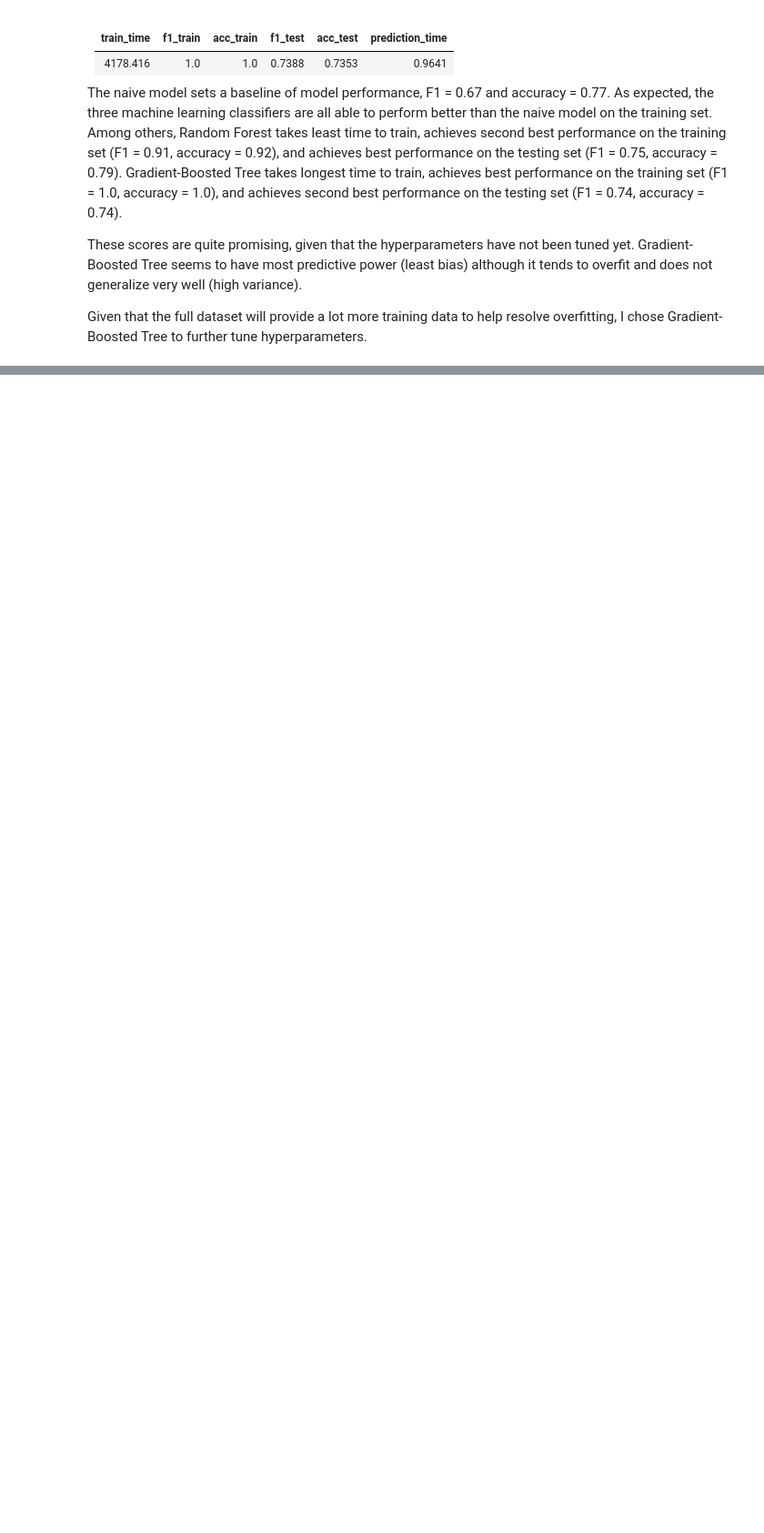
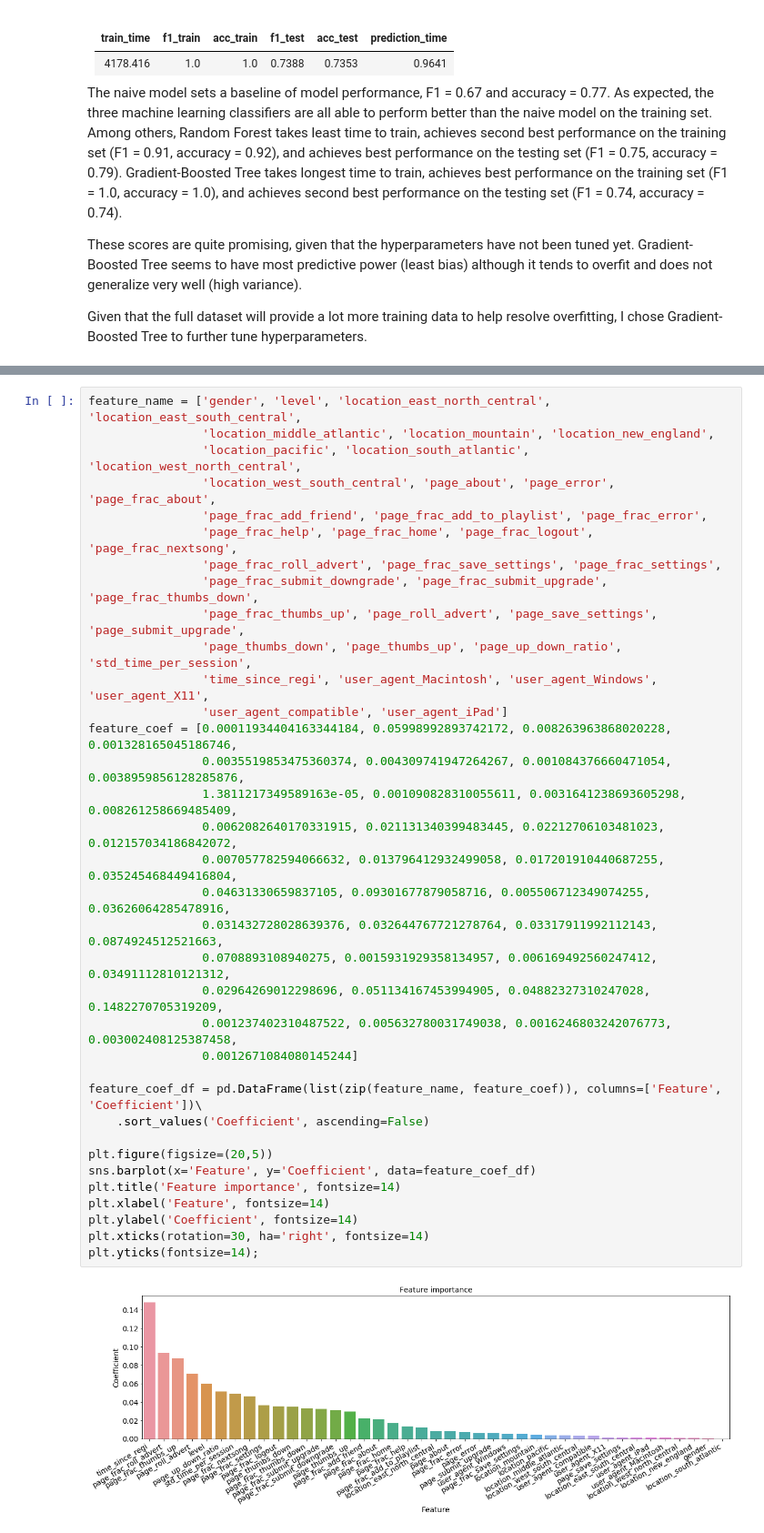
Before and after one commit to angang-li/sparkify, a Jupyter notebook: Sparkify.ipynb, the cells around one changed output, grey strips where cells are left out. Shown at 91% size. Drawn from its saved outputs; the diff is of its cells as text; blank space fills up the shorter version.

Commit message:
Visualize AWS training results

```diff
--- a/Sparkify.ipynb
+++ b/Sparkify.ipynb
@@ -1933,0 +1938,37 @@ Given that the full dataset will provide a lot more training data to help resolv
+# %%
+feature_name = ['gender', 'level', 'location_east_north_central', 'location_east_south_central',
+                'location_middle_atlantic', 'location_mountain', 'location_new_england',
+                'location_pacific', 'location_south_atlantic', 'location_west_north_central',
+                'location_west_south_central', 'page_about', 'page_error', 'page_frac_about',
+                'page_frac_add_friend', 'page_frac_add_to_playlist', 'page_frac_error',
+                'page_frac_help', 'page_frac_home', 'page_frac_logout', 'page_frac_nextsong',
+                'page_frac_roll_advert', 'page_frac_save_settings', 'page_frac_settings',
+                'page_frac_submit_downgrade', 'page_frac_submit_upgrade', 'page_frac_thumbs_down',
+                'page_frac_thumbs_up', 'page_roll_advert', 'page_save_settings', 'page_submit_upgrade',
+                'page_thumbs_down', 'page_thumbs_up', 'page_up_down_ratio', 'std_time_per_session',
+                'time_since_regi', 'user_agent_Macintosh', 'user_agent_Windows', 'user_agent_X11',
+                'user_agent_compatible', 'user_agent_iPad']
+feature_coef = [0.00011934404163344184, 0.05998992893742172, 0.008263963868020228, 0.001328165045186746,
+                0.0035519853475360374, 0.004309741947264267, 0.001084376660471054, 0.0038959856128285876,
+                1.3811217349589163e-05, 0.001090828310055611, 0.0031641238693605298, 0.008261258669485409,
+                0.0062082640170331915, 0.021131340399483445, 0.02212706103481023, 0.012157034186842072,
+                0.007057782594066632, 0.013796412932499058, 0.017201910440687255, 0.035245468449416804,
+                0.04631330659837105, 0.09301677879058716, 0.005506712349074255, 0.03626064285478916,
+                0.031432728028639376, 0.032644767721278764, 0.03317911992112143, 0.0874924512521663,
+                0.0708893108940275, 0.0015931929358134957, 0.006169492560247412, 0.03491112810121312,
+                0.02964269012298696, 0.051134167453994905, 0.04882327310247028, 0.1482270705319209,
+                0.001237402310487522, 0.005632780031749038, 0.0016246803242076773, 0.003002408125387458,
+                0.0012671084080145244]
+
+feature_coef_df = pd.DataFrame(list(zip(feature_name, feature_coef)), columns=['Feature', 'Coefficient'])\
+    .sort_values('Coefficient', ascending=False)
+
+plt.figure(figsize=(20,5))
+sns.barplot(x='Feature', y='Coefficient', data=feature_coef_df)
+plt.title('Feature importance', fontsize=14)
+plt.xlabel('Feature', fontsize=14)
+plt.ylabel('Coefficient', fontsize=14)
+plt.xticks(rotation=30, ha='right', fontsize=14)
+plt.yticks(fontsize=14);
+# %% [output]
+[figure, added]
```
Also changed, not shown: parts of 6 cells of this notebook.
